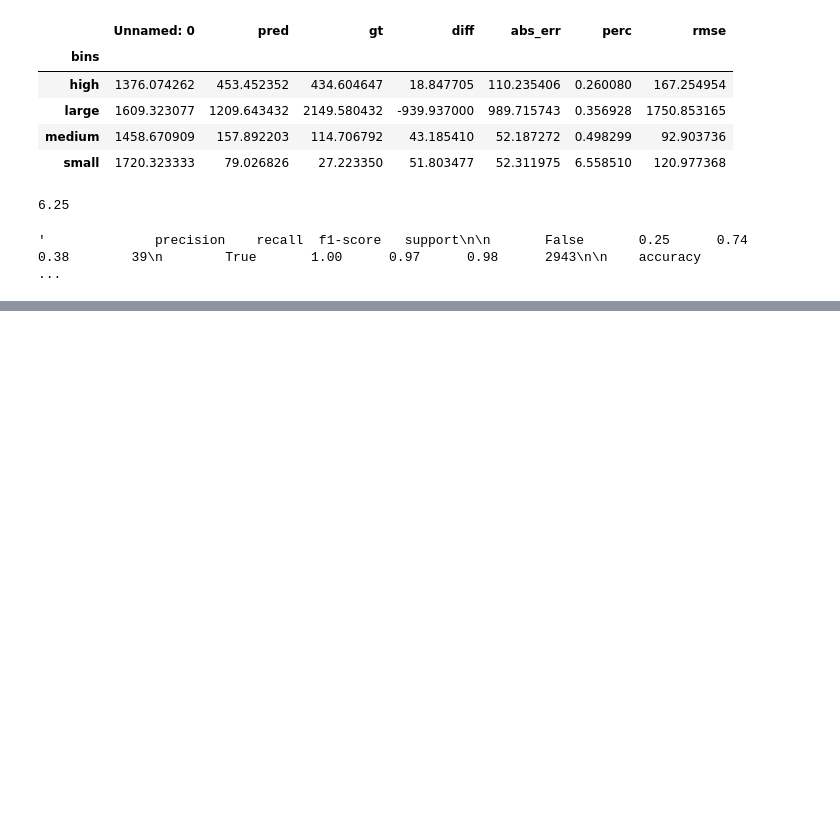
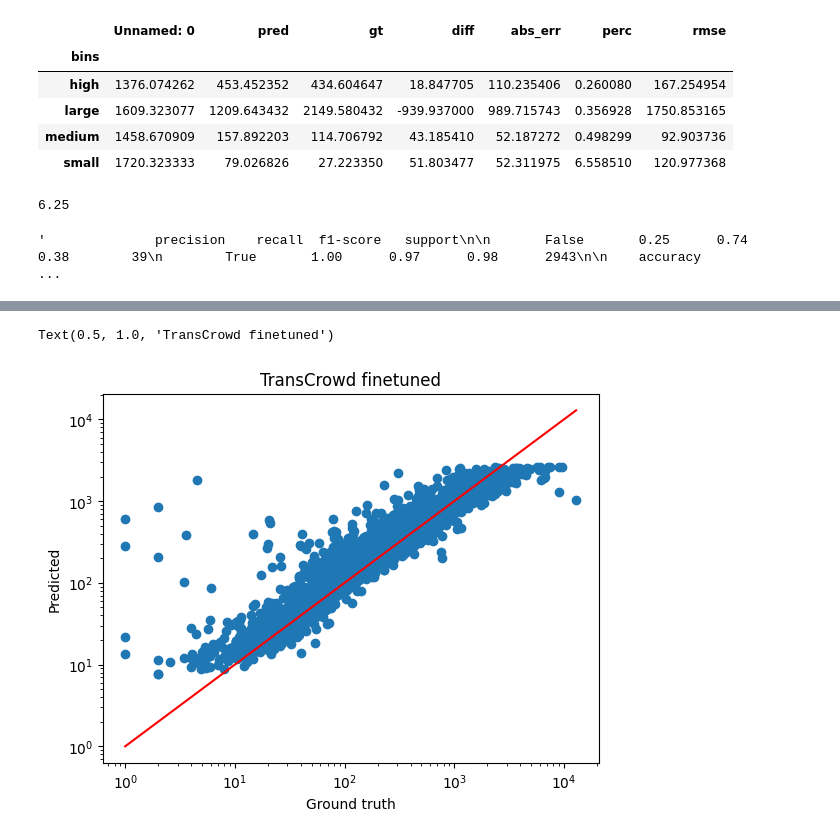
Before and after one commit to wozniakw2002/MSC-thesis, a Jupyter notebook: TransCrowd_test.ipynb, the cells around one changed output, grey strips where cells are left out. Drawn from its saved outputs; the diff is of its cells as text; code cells hidden in the pictures; blank space fills up the shorter version.

```diff
--- a/TransCrowd_test.ipynb
+++ b/TransCrowd_test.ipynb
@@ -271,0 +294,14 @@ print(np.sum(gt_labels != pred_labels))
+# %%
+plt.scatter(df3['gt'], df3['pred'])
+plt.xscale('log')
+plt.yscale('log')
+
+m = max(df3['gt'].max(), df3['pred'].max())
+plt.plot([1, m], [1, m], color='red')
+
+plt.xlabel('Ground truth')
+plt.ylabel('Predicted')
+plt.title('TransCrowd finetuned')
+# %% [output]
+Text(0.5, 1.0, 'TransCrowd finetuned')
+[figure, added]
```
Also changed, not shown: parts of 11 cells of this notebook, 6 other files.
